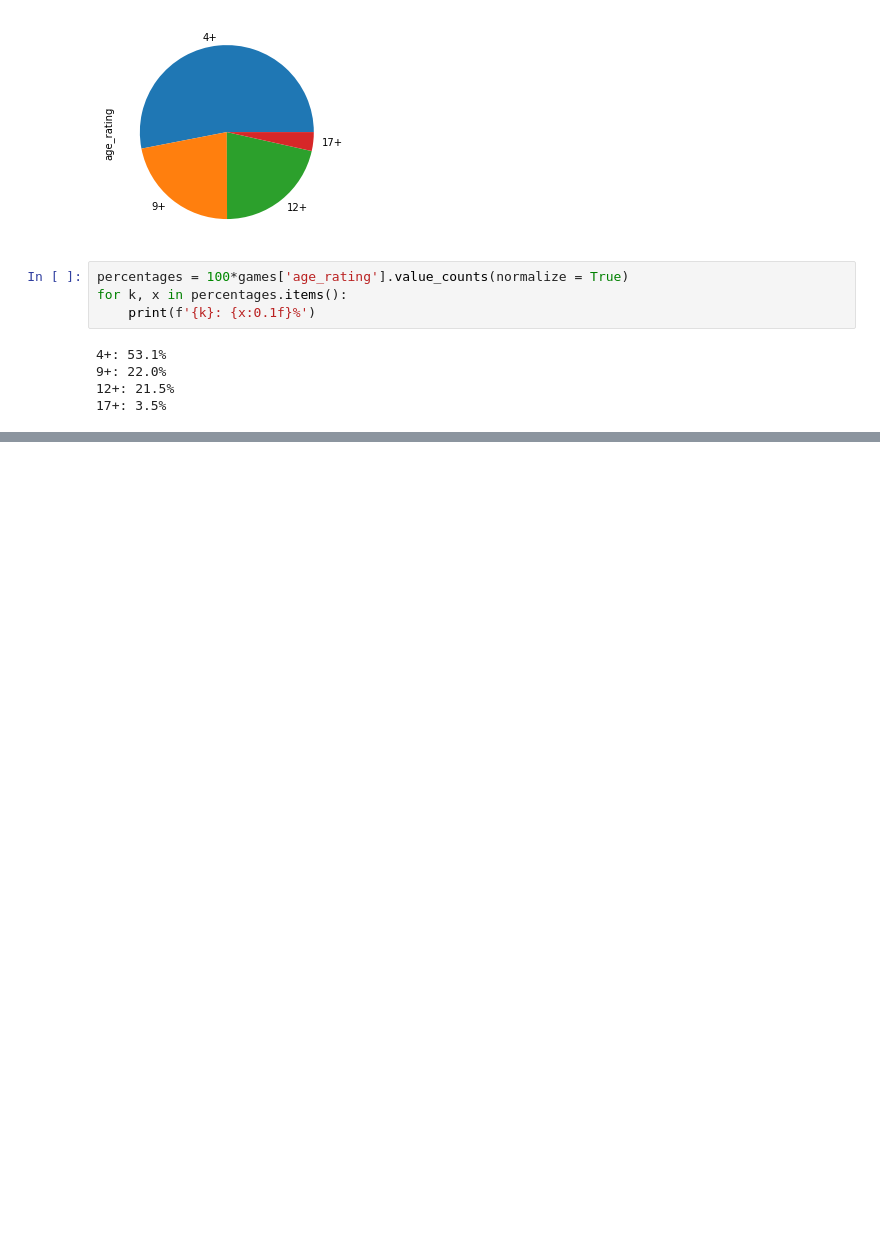
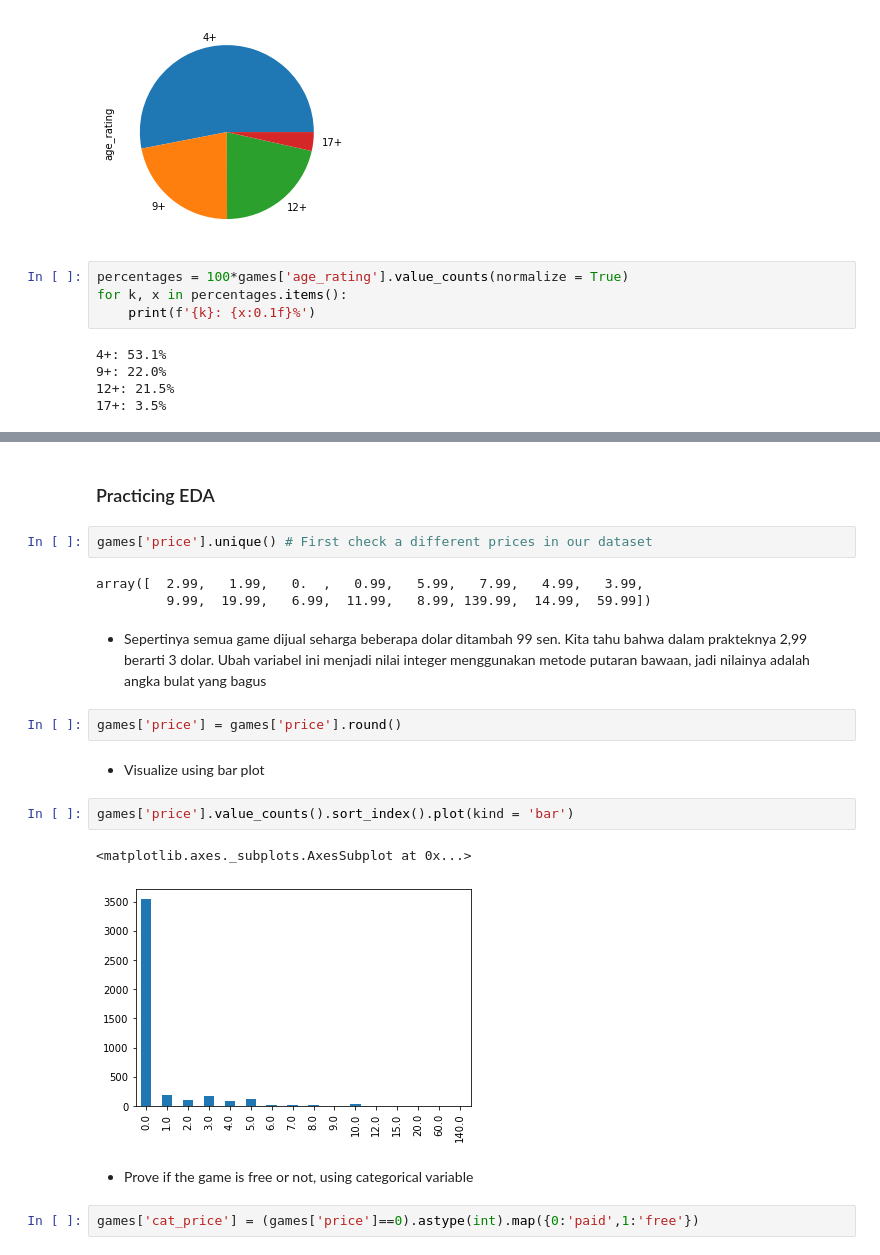
Before and after one commit to samyon7/Statistics-Python, a Jupyter notebook: Work_7/work_7-1.ipynb, the cells around one changed output, grey strips where cells are left out. Drawn from its saved outputs; the diff is of its cells as text; blank space fills up the shorter version.

```diff
--- a/Work_7/work_7-1.ipynb
+++ b/Work_7/work_7-1.ipynb
@@ -484,0 +519,22 @@ for k, x in percentages.items():
+# %% [markdown]
+### Practicing EDA
+# %%
+games['price'].unique() # First check a different prices in our dataset
+# %% [output]
+array([  2.99,   1.99,   0.  ,   0.99,   5.99,   7.99,   4.99,   3.99,
+         9.99,  19.99,   6.99,  11.99,   8.99, 139.99,  14.99,  59.99])
+# %% [markdown]
+- Sepertinya semua game dijual seharga beberapa dolar ditambah 99 sen. Kita tahu bahwa dalam prakteknya 2,99 berarti 3 dolar. Ubah variabel ini menjadi nilai integer menggunakan metode putaran bawaan, jadi nilainya adalah angka bulat yang bagus
+# %%
+games['price'] = games['price'].round()
+# %% [markdown]
+- Visualize using bar plot
+# %%
+games['price'].value_counts().sort_index().plot(kind = 'bar')
+# %% [output]
+<matplotlib.axes._subplots.AxesSubplot at 0x...>
+[figure, added]
+# %% [markdown]
+- Prove if the game is free or not, using categorical variable
+# %%
+games['cat_price'] = (games['price']==0).astype(int).map({0:'paid',1:'free'})
```
Also changed, not shown: parts of 40 cells of this notebook.
